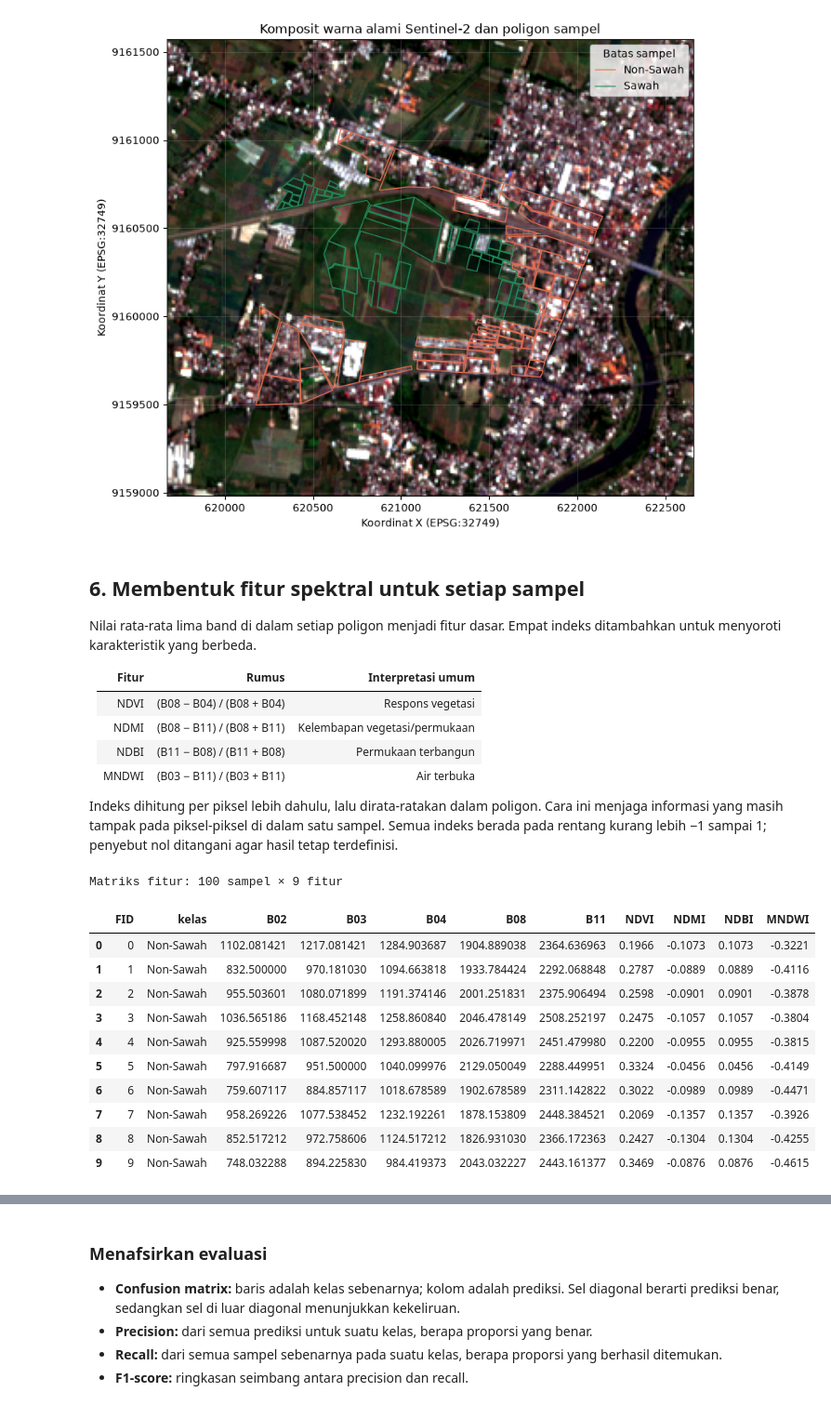
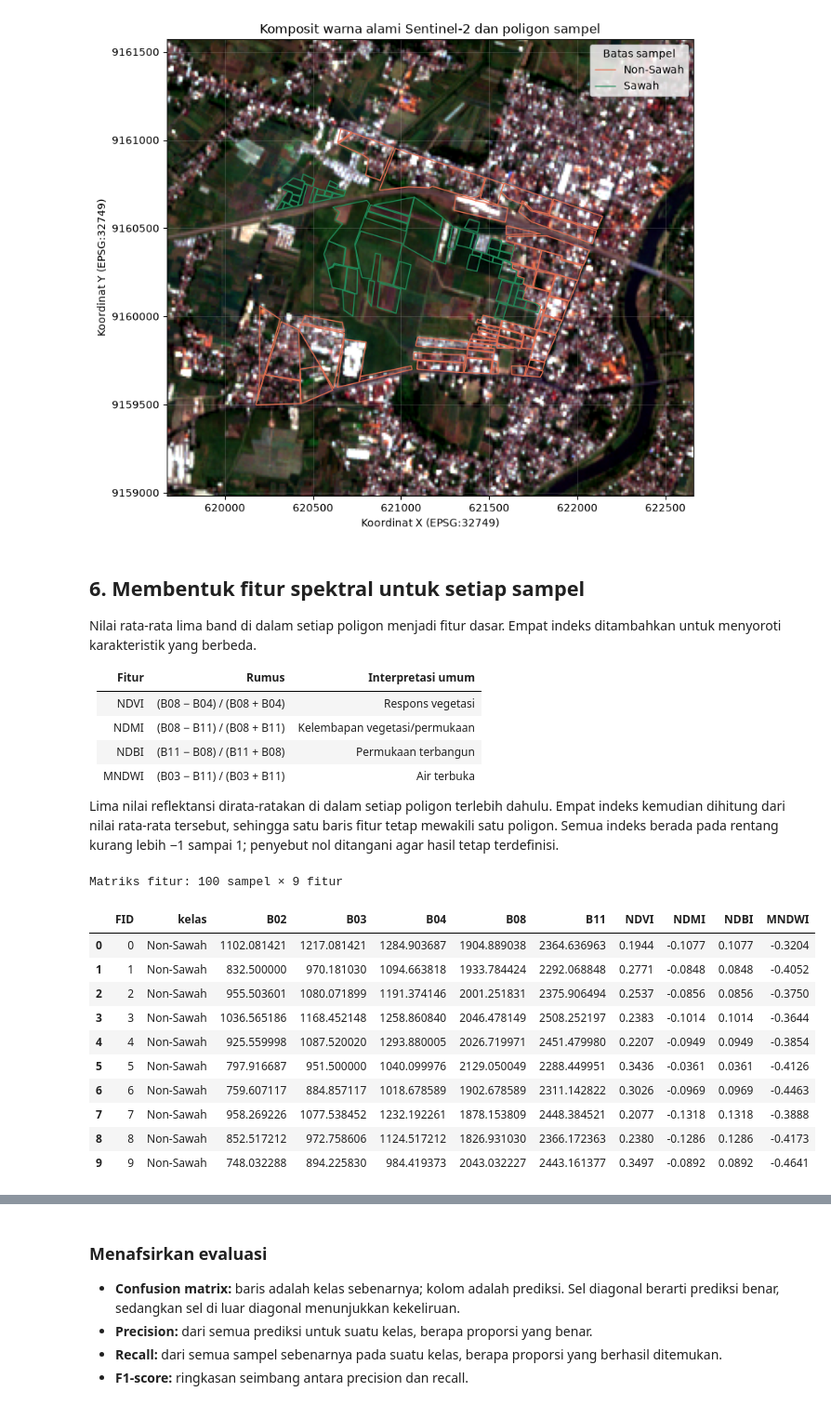
Before and after one commit to Tulsoppp/PSD, a Jupyter notebook: Tugas/polutan/sentinel2_sawah_nonsawah.ipynb, the cells around one changed output, grey strips where cells are left out. Shown at 93% size. Drawn from its saved outputs; the diff is of its cells as text; code cells hidden in the pictures.

```diff
--- a/Tugas/polutan/sentinel2_sawah_nonsawah.ipynb
+++ b/Tugas/polutan/sentinel2_sawah_nonsawah.ipynb
@@ -390,7 +389,7 @@ Nilai rata-rata lima band di dalam setiap poligon menjadi fitur dasar. Empat ind
 | NDBI | (B11 − B08) / (B11 + B08) | Permukaan terbangun |
 | MNDWI | (B03 − B11) / (B03 + B11) | Air terbuka |
 
-Indeks dihitung per piksel lebih dahulu, lalu dirata-ratakan dalam poligon. Cara ini menjaga informasi yang masih tampak pada piksel-piksel di dalam satu sampel. Semua indeks berada pada rentang kurang lebih −1 sampai 1; penyebut nol ditangani agar hasil tetap terdefinisi.
+Lima nilai reflektansi dirata-ratakan di dalam setiap poligon terlebih dahulu. Empat indeks kemudian dihitung dari nilai rata-rata tersebut, sehingga satu baris fitur tetap mewakili satu poligon. Semua indeks berada pada rentang kurang lebih −1 sampai 1; penyebut nol ditangani agar hasil tetap terdefinisi.
 # %%
 FEATURE_NAMES = BAND_NAMES + ["NDVI", "NDMI", "NDBI", "MNDWI"]
 LABEL_NAMES = ["Non-Sawah", "Sawah"]
@@ -428,45 +427,46 @@ with rasterio.open(OUTPUT_PATH) as src:
             geometry = geometry.make_valid()
         clipped, _ = mask(
             src, [geometry.__geo_interface__], crop=True, filled=False
         )
         pixel_bands = np.ma.asarray(clipped, dtype=np.float32).filled(np.nan)
         valid_pixels = np.isfinite(pixel_bands).all(axis=0)
         if not valid_pixels.any():
             raise ValueError(
                 f"Poligon FID={sample['FID']} tidak menutupi piksel citra yang valid. "
                 "Periksa kembali area unduhan dan posisi sampel."
             )
 
-        per_pixel_features = make_feature_stack(pixel_bands[:, valid_pixels])
-        features.append(per_pixel_features.mean(axis=1))
+        mean_band_values = pixel_bands[:, valid_pixels].mean(axis=1)
+        polygon_features = make_feature_stack(mean_band_values[:, None])
+        features.append(polygon_features[:, 0])
         labels.append(int(sample["label"]))
         sample_ids.append(sample["FID"])
 
 X = np.asarray(features, dtype=np.float32)
 y = np.asarray(labels, dtype=np.uint8)
 if not np.isfinite(X).all():
     raise ValueError("Fitur berisi nilai tak hingga atau NaN; periksa citra dan sampel.")
 if len(np.unique(y)) != 2:
     raise ValueError("Kedua kelas Sawah dan Non-Sawah harus tersedia.")
 
 feature_table = pd.DataFrame(X, columns=FEATURE_NAMES)
 feature_table.insert(0, "kelas", [LABEL_NAMES[label] for label in y])
 feature_table.insert(0, "FID", sample_ids)
 print(f"Matriks fitur: {X.shape[0]} sampel × {X.shape[1]} fitur")
 display(feature_table.head(10).round(4))
 # %% [output]
 Matriks fitur: 100 sampel × 9 fitur
 |  | FID | kelas | B02 | B03 | B04 | B08 | B11 | NDVI | NDMI | NDBI | MNDWI |
-| 0 | 0 | Non-Sawah | 1102.081421 | 1217.081421 | 1284.903687 | 1904.889038 | 2364.636963 | 0.1966 | -0.1073 | 0.1073 | -0.3221 |
-| 1 | 1 | Non-Sawah | 832.500000 | 970.181030 | 1094.663818 | 1933.784424 | 2292.068848 | 0.2787 | -0.0889 | 0.0889 | -0.4116 |
-| 2 | 2 | Non-Sawah | 955.503601 | 1080.071899 | 1191.374146 | 2001.251831 | 2375.906494 | 0.2598 | -0.0901 | 0.0901 | -0.3878 |
-| 3 | 3 | Non-Sawah | 1036.565186 | 1168.452148 | 1258.860840 | 2046.478149 | 2508.252197 | 0.2475 | -0.1057 | 0.1057 | -0.3804 |
-| 4 | 4 | Non-Sawah | 925.559998 | 1087.520020 | 1293.880005 | 2026.719971 | 2451.479980 | 0.2200 | -0.0955 | 0.0955 | -0.3815 |
-| 5 | 5 | Non-Sawah | 797.916687 | 951.500000 | 1040.099976 | 2129.050049 | 2288.449951 | 0.3324 | -0.0456 | 0.0456 | -0.4149 |
-| 6 | 6 | Non-Sawah | 759.607117 | 884.857117 | 1018.678589 | 1902.678589 | 2311.142822 | 0.3022 | -0.0989 | 0.0989 | -0.4471 |
-| 7 | 7 | Non-Sawah | 958.269226 | 1077.538452 | 1232.192261 | 1878.153809 | 2448.384521 | 0.2069 | -0.1357 | 0.1357 | -0.3926 |
-| 8 | 8 | Non-Sawah | 852.517212 | 972.758606 | 1124.517212 | 1826.931030 | 2366.172363 | 0.2427 | -0.1304 | 0.1304 | -0.4255 |
-| 9 | 9 | Non-Sawah | 748.032288 | 894.225830 | 984.419373 | 2043.032227 | 2443.161377 | 0.3469 | -0.0876 | 0.0876 | -0.4615 |
+| 0 | 0 | Non-Sawah | 1102.081421 | 1217.081421 | 1284.903687 | 1904.889038 | 2364.636963 | 0.1944 | -0.1077 | 0.1077 | -0.3204 |
+| 1 | 1 | Non-Sawah | 832.500000 | 970.181030 | 1094.663818 | 1933.784424 | 2292.068848 | 0.2771 | -0.0848 | 0.0848 | -0.4052 |
+| 2 | 2 | Non-Sawah | 955.503601 | 1080.071899 | 1191.374146 | 2001.251831 | 2375.906494 | 0.2537 | -0.0856 | 0.0856 | -0.3750 |
+| 3 | 3 | Non-Sawah | 1036.565186 | 1168.452148 | 1258.860840 | 2046.478149 | 2508.252197 | 0.2383 | -0.1014 | 0.1014 | -0.3644 |
+| 4 | 4 | Non-Sawah | 925.559998 | 1087.520020 | 1293.880005 | 2026.719971 | 2451.479980 | 0.2207 | -0.0949 | 0.0949 | -0.3854 |
+| 5 | 5 | Non-Sawah | 797.916687 | 951.500000 | 1040.099976 | 2129.050049 | 2288.449951 | 0.3436 | -0.0361 | 0.0361 | -0.4126 |
+| 6 | 6 | Non-Sawah | 759.607117 | 884.857117 | 1018.678589 | 1902.678589 | 2311.142822 | 0.3026 | -0.0969 | 0.0969 | -0.4463 |
+| 7 | 7 | Non-Sawah | 958.269226 | 1077.538452 | 1232.192261 | 1878.153809 | 2448.384521 | 0.2077 | -0.1318 | 0.1318 | -0.3888 |
+| 8 | 8 | Non-Sawah | 852.517212 | 972.758606 | 1124.517212 | 1826.931030 | 2366.172363 | 0.2380 | -0.1286 | 0.1286 | -0.4173 |
+| 9 | 9 | Non-Sawah | 748.032288 | 894.225830 | 984.419373 | 2043.032227 | 2443.161377 | 0.3497 | -0.0892 | 0.0892 | -0.4641 |
 # %% [markdown]
 ### Cara membaca tabel fitur
 
```
Also changed, not shown: parts of 11 cells of this notebook, 3 other files.
